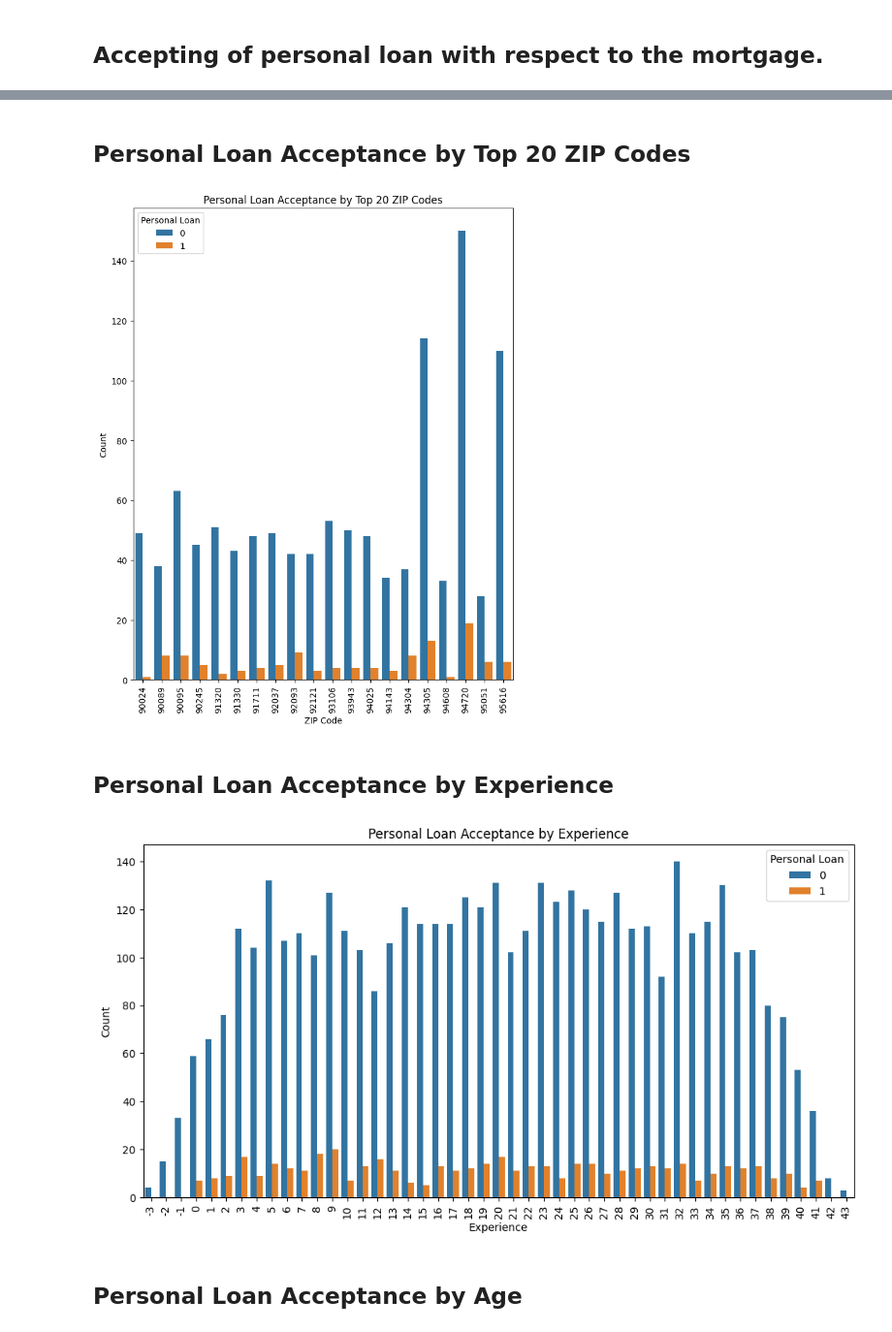
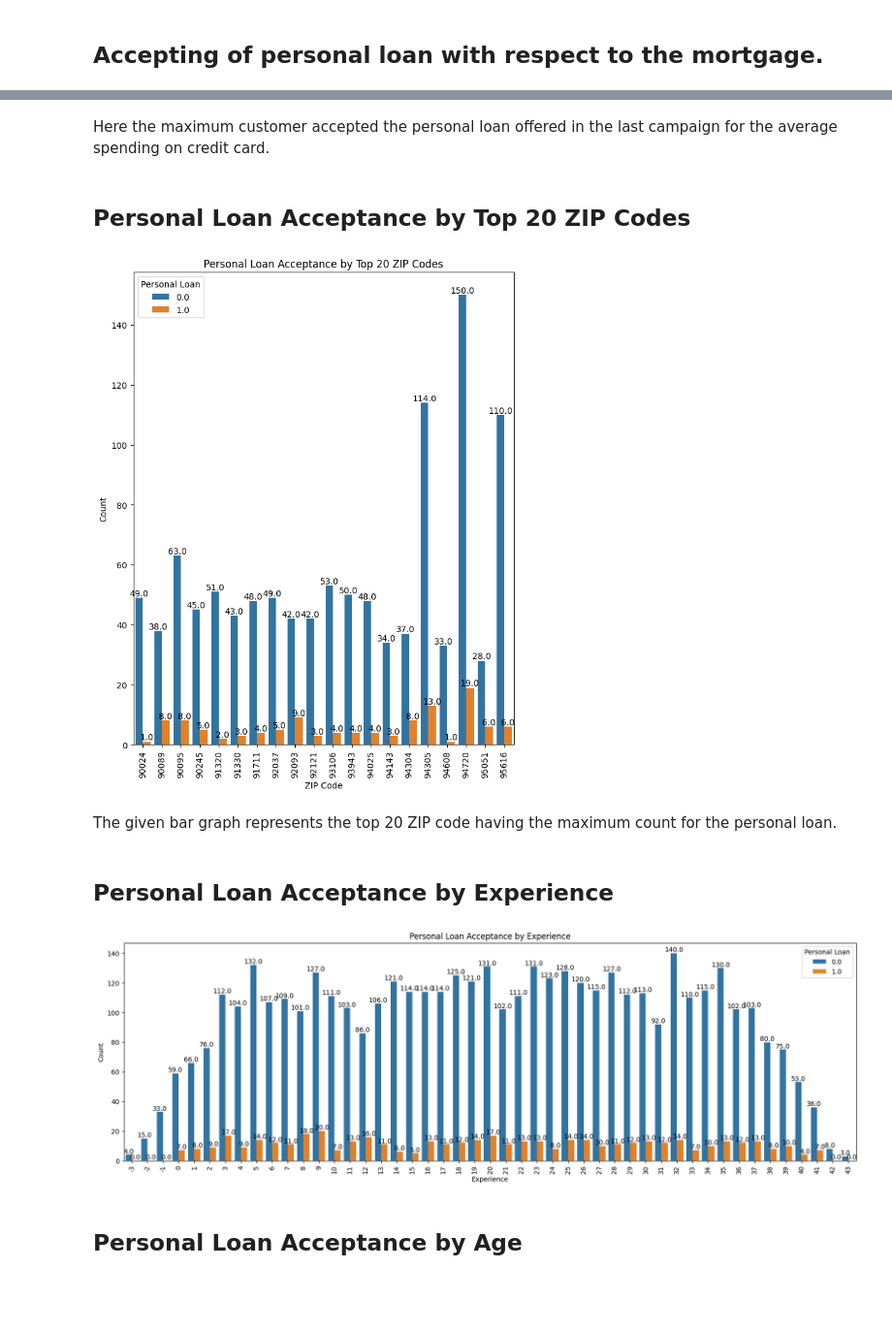
Before and after one commit to treeleafrnd/Data-Science, a Jupyter notebook: bank_loan.ipynb, the cells around one changed output, grey strips where cells are left out. Shown at 97% size. Drawn from its saved outputs; the diff is of its cells as text; code cells hidden in the pictures; blank space fills up the shorter version.

```diff
--- a/bank_loan.ipynb
+++ b/bank_loan.ipynb
@@ -148,3 +130,0 @@ memory usage: 625.0+ KB
-# %%
-df['Personal Loan']=df['Personal Loan'].astype(int)
-df['Online']=df['Online'].astype(int)
@@ -479,12 +597,0 @@ Here it can be observed that for those with family size 1 has the maximum custom
-# %%
-fig, ax=plt.subplots(figsize=(12,4))
-grouped_data = df.groupby(['Home Ownership', 'Personal Loan']).size().unstack()
-
-grouped_data.plot(kind='bar', stacked=True, ax=ax)
-ax.set_xlabel('Home Ownership')
-ax.set_ylabel('Count')
-ax.set_title('Personal Loan with respect to different home ownership')
-ax.legend(title='Personal Loan')
-# plt.show()
-for container in ax.containers:
-    ax.bar_label(container)
@@ -497,12 +597,0 @@ Here we can observe that the maximum number of customer from home mortgage did n
-# %%
-fig, ax=plt.subplots(figsize=(12,4))
-grouped_data = df.groupby(['Gender', 'Personal Loan']).size().unstack()
-
-grouped_data.plot(kind='bar', stacked=True, ax=ax)
-ax.set_xlabel('Gender')
-ax.set_ylabel('Count')
-ax.set_title('Personal Loan with respect to gender')
-ax.legend(title='Personal Loan')
-# plt.show()
-for container in ax.containers:
-    ax.bar_label(container)
@@ -854,3 +671,5 @@ plt.show()
+# %% [markdown]
+Here the maximum customer accepted the personal loan offered in the last campaign for the average spending on credit card.
 # %% [markdown]
 ## Personal Loan Acceptance by Top 20 ZIP Codes
 # %%
@@ -858,28 +677,34 @@ top_zipcode = df['ZIP Code'].value_counts().nlargest(20).index
 df_top_zipcode = df[df['ZIP Code'].isin(top_zipcode)]
 
 plt.figure(figsize=(8, 10))
-sns.countplot(x='ZIP Code', hue='Personal Loan', data=df_top_zipcode)
+ax=sns.countplot(x='ZIP Code', hue='Personal Loan', data=df_top_zipcode)
 plt.xlabel('ZIP Code')
 plt.ylabel('Count')
 plt.title('Personal Loan Acceptance by Top 20 ZIP Codes')
 plt.legend(title='Personal Loan')
 plt.xticks(rotation=90)
+for container in ax.containers:
+    ax.bar_label(container, fmt='%.1f')
 plt.show()
 # %% [output]
-[figure, old version]
+[figure, new version]
+# %% [markdown]
+The given bar graph represents the top 20 ZIP code having the maximum count for the personal loan.
 # %% [markdown]
 ## Personal Loan Acceptance by Experience
 # %%
-plt.figure(figsize=(12, 6))
-sns.countplot(x='Experience', hue='Personal Loan', data=df)
+plt.figure(figsize=(20, 6))
+ax=sns.countplot(x='Experience', hue='Personal Loan', data=df)
 plt.xlabel('Experience')
 plt.ylabel('Count')
 plt.title('Personal Loan Acceptance by Experience')
 plt.xticks(rotation=90)
 plt.legend(title='Personal Loan')
+for container in ax.containers:
+    ax.bar_label(container, fmt='%.1f')
 plt.show()
 # %% [output]
-[figure, old version]
+[figure, new version]
 # %% [markdown]
 ## Personal Loan Acceptance by Age
 # %%
```
Also changed, not shown: parts of 184 cells of this notebook.
